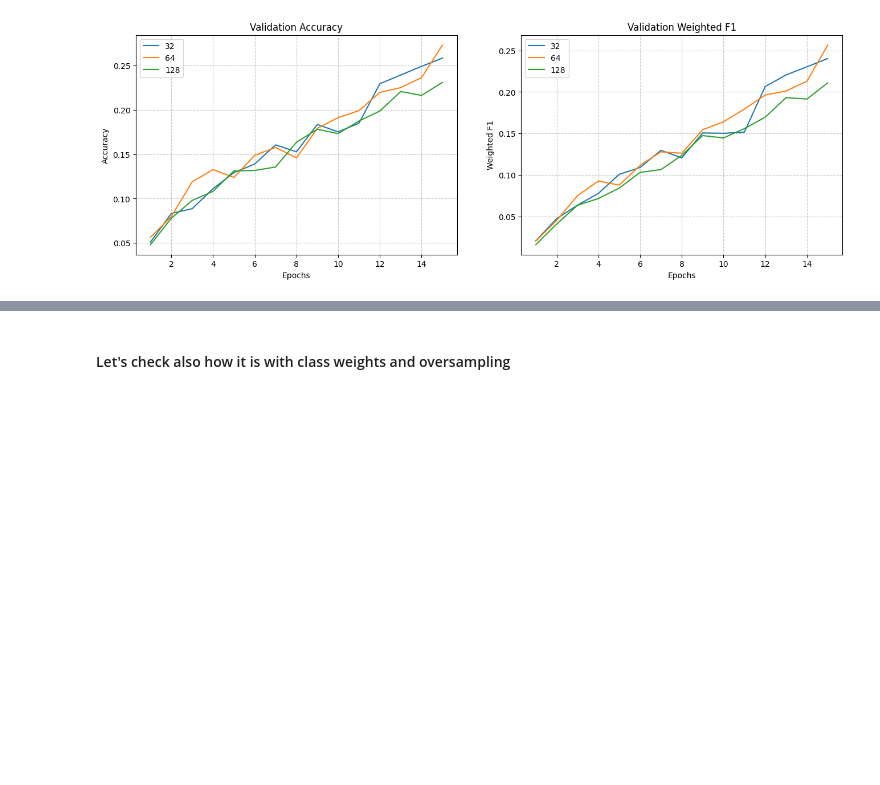
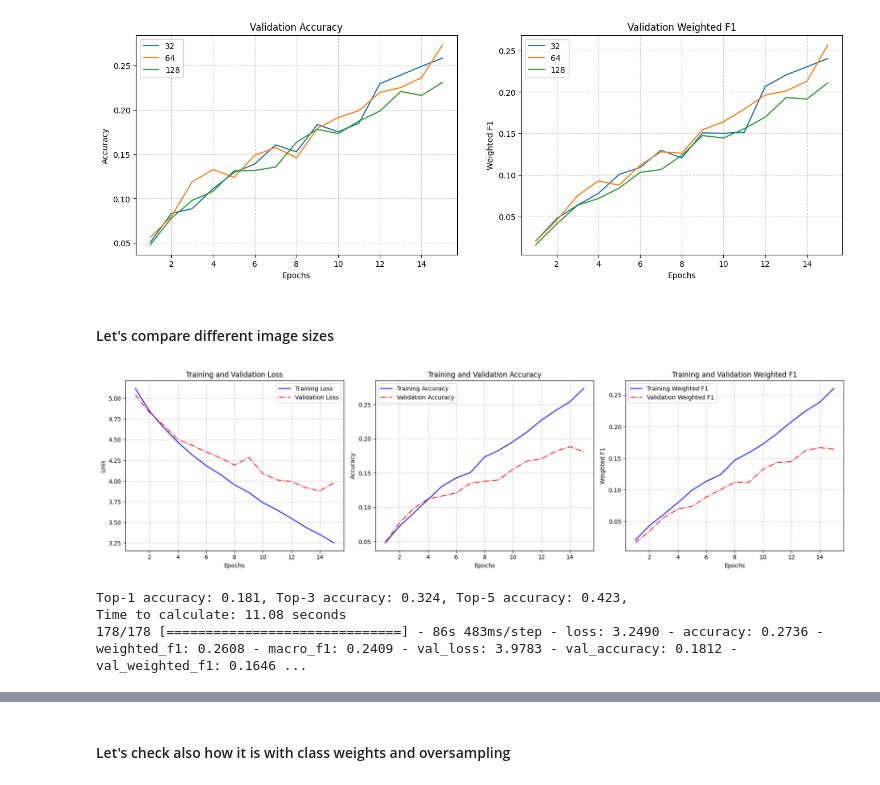
Before and after one commit to MaximilianLae/DL_Skin_Disease_Classification, a Jupyter notebook: VersionWithFunctionsGithub.ipynb, the cells around one changed output, grey strips where cells are left out. Cells and saved outputs as stored; diff of their text form; code cells hidden in the pictures; blank space fills up the shorter version.

Commit message:
Different input sizes done

```diff
--- a/VersionWithFunctionsGithub.ipynb
+++ b/VersionWithFunctionsGithub.ipynb
@@ -505,3 +507,13 @@ labels = ['32', '64', '128']
 plot_comparison(history, labels)
 # %% [output]
 [figure]
+# %% [markdown]
+#### Let's compare different image sizes
+# %%
+sgd_optimizer = SGD(lr=0.001, momentum=0.9)
+model_input_64, history_input_64 = compile_and_train_model(sgd_optimizer, batch_size=64, epochs=15, input_size = (64,64))
+# %% [output]
+[figure, added]
+Top-1 accuracy: 0.181, Top-3 accuracy: 0.324, Top-5 accuracy: 0.423,
+Time to calculate: 11.08 seconds
+178/178 [==============================] - 86s 483ms/step - loss: 3.2490 - accuracy: 0.2736 - weighted_f1: 0.2608 - macro_f1: 0.2409 - val_loss: 3.9783 - val_accuracy: 0.1812 - val_weighted_f1: 0.1646 ...
```
Also changed, not shown: parts of 13 cells of this notebook.
